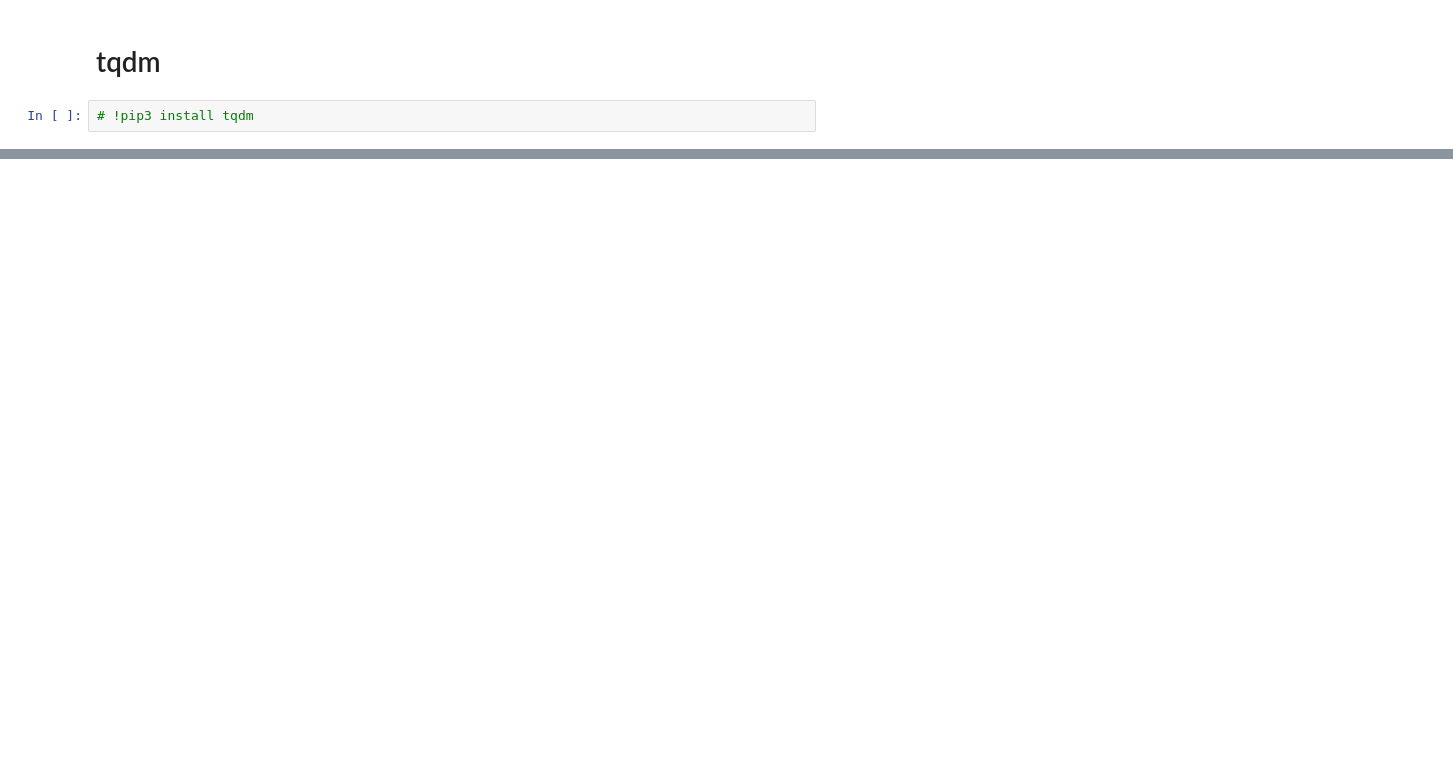
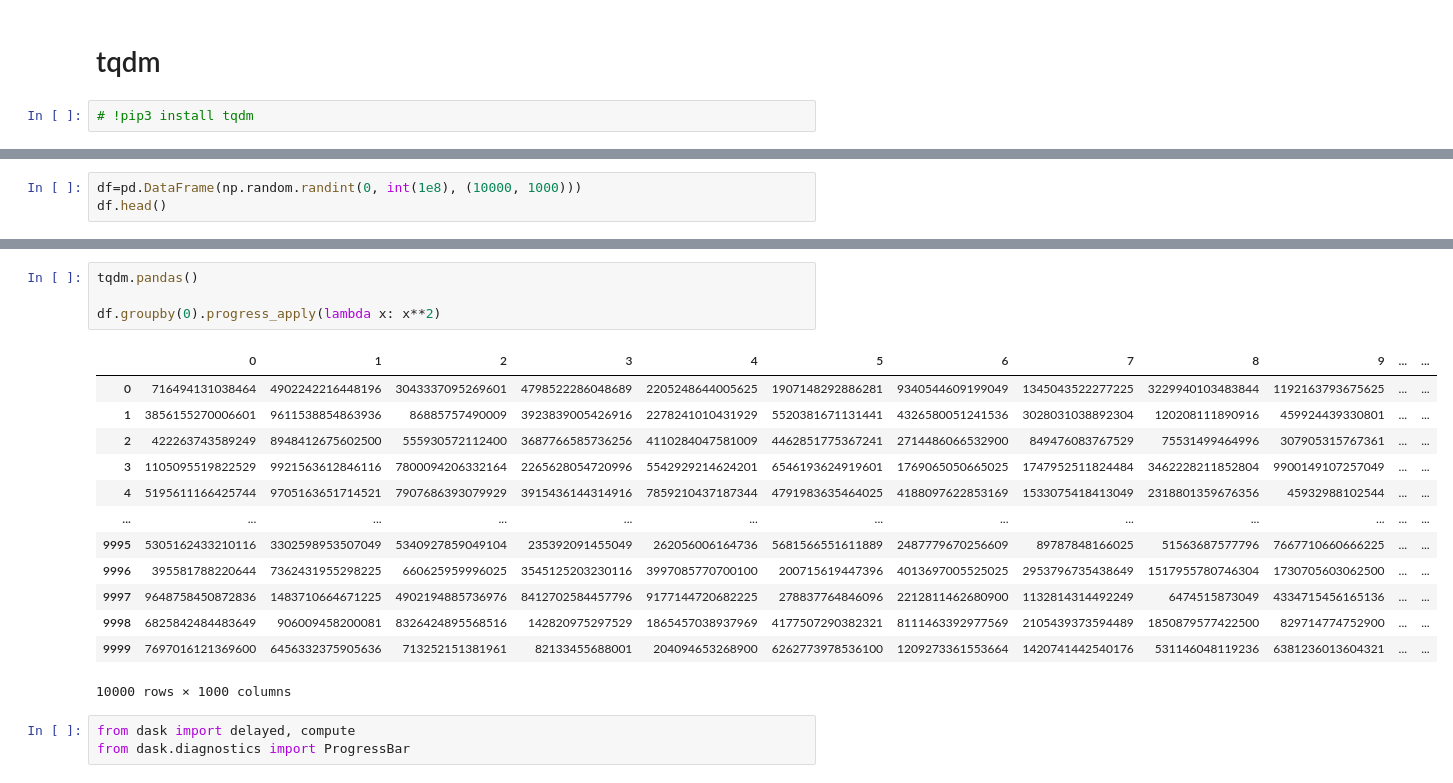
Before and after one commit to YonatanRA/rebootcamp, a Jupyter notebook: notebooks/w2_d4 - Multiprocessing, Paralelizacion.ipynb, the cells around one changed output, grey strips where cells are left out. Drawn from its saved outputs; the diff is of its cells as text; blank space fills up the shorter version.

```diff
--- a/notebooks/w2_d4 - Multiprocessing, Paralelizacion.ipynb
+++ b/notebooks/w2_d4 - Multiprocessing, Paralelizacion.ipynb
@@ -308,0 +391,3 @@ dask.visualize(media_delay, std_delay, filename='../images/std_dask.png')
+# %%
+df=pd.DataFrame(np.random.randint(0, int(1e8), (10000, 1000)))
+df.head()
@@ -308,0 +402,21 @@ dask.visualize(media_delay, std_delay, filename='../images/std_dask.png')
+# %%
+tqdm.pandas()
+
+df.groupby(0).progress_apply(lambda x: x**2)
+# %% [output]
+|  | 0 | 1 | 2 | 3 | 4 | 5 | 6 | 7 | 8 | 9 | ... | ... |
+| 0 | 716494131038464 | 4902242216448196 | 3043337095269601 | 4798522286048689 | 2205248644005625 | 1907148292886281 | 9340544609199049 | 1345043522277225 | 3229940103483844 | 1192163793675625 | ... | ... |
+| 1 | 3856155270006601 | 9611538854863936 | 86885757490009 | 3923839005426916 | 2278241010431929 | 5520381671131441 | 4326580051241536 | 3028031038892304 | 120208111890916 | 459924439330801 | ... | ... |
+| 2 | 422263743589249 | 8948412675602500 | 555930572112400 | 3687766585736256 | 4110284047581009 | 4462851775367241 | 2714486066532900 | 849476083767529 | 75531499464996 | 307905315767361 | ... | ... |
+| 3 | 1105095519822529 | 9921563612846116 | 7800094206332164 | 2265628054720996 | 5542929214624201 | 6546193624919601 | 1769065050665025 | 1747952511824484 | 3462228211852804 | 9900149107257049 | ... | ... |
+| 4 | 5195611166425744 | 9705163651714521 | 7907686393079929 | 3915436144314916 | 7859210437187344 | 4791983635464025 | 4188097622853169 | 1533075418413049 | 2318801359676356 | 45932988102544 | ... | ... |
+| ... | ... | ... | ... | ... | ... | ... | ... | ... | ... | ... | ... | ... |
+| 9995 | 5305162433210116 | 3302598953507049 | 5340927859049104 | 235392091455049 | 262056006164736 | 5681566551611889 | 2487779670256609 | 89787848166025 | 51563687577796 | 7667710660666225 | ... | ... |
+| 9996 | 395581788220644 | 7362431955298225 | 660625959996025 | 3545125203230116 | 3997085770700100 | 200715619447396 | 4013697005525025 | 2953796735438649 | 1517955780746304 | 1730705603062500 | ... | ... |
+| 9997 | 9648758450872836 | 1483710664671225 | 4902194885736976 | 8412702584457796 | 9177144720682225 | 278837764846096 | 2212811462680900 | 1132814314492249 | 6474515873049 | 4334715456165136 | ... | ... |
+| 9998 | 6825842484483649 | 906009458200081 | 8326424895568516 | 142820975297529 | 1865457038937969 | 4177507290382321 | 8111463392977569 | 2105439373594489 | 1850879577422500 | 829714774752900 | ... | ... |
+| 9999 | 7697016121369600 | 6456332375905636 | 713252151381961 | 82133455688001 | 204094653268900 | 6262773978536100 | 1209273361553664 | 1420741442540176 | 531146048119236 | 6381236013604321 | ... | ... |
+10000 rows × 1000 columns
+# %%
+from dask import delayed, compute
+from dask.diagnostics import ProgressBar
```
Also changed, not shown: parts of 19 cells of this notebook.
